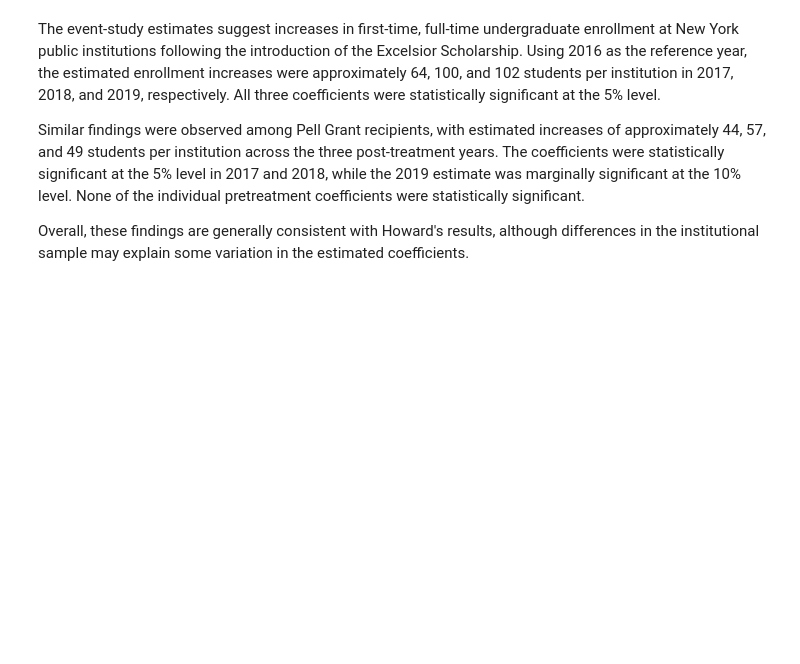
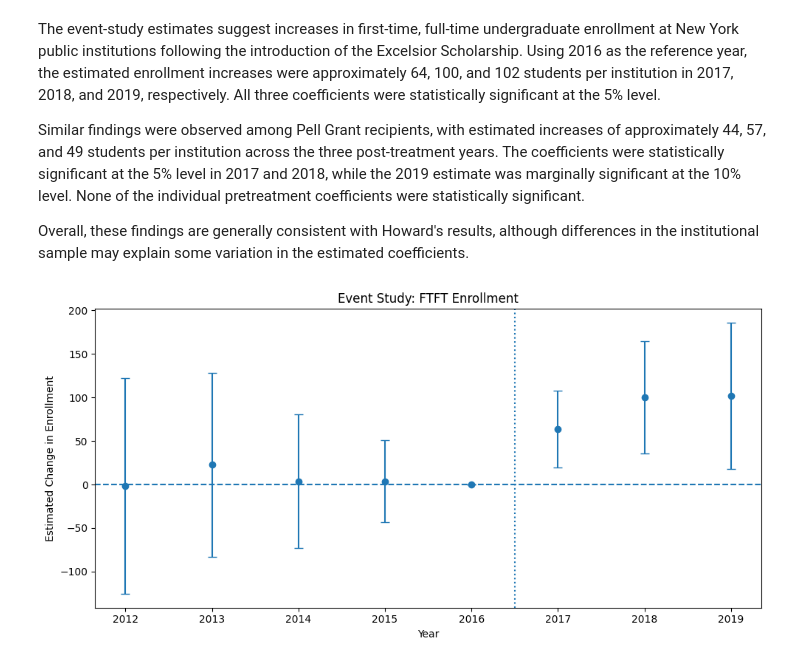
Before and after one commit to dennisesp/Econ_Replication, a Jupyter notebook: Replication/Excelsior_Replication_Step_by_Step.ipynb, the cells around one changed output. Saved outputs shown, nothing was run; the diff lists cells and outputs as text; code cells hidden in the pictures; blank space fills up the shorter version.

```diff
--- a/Replication/Excelsior_Replication_Step_by_Step.ipynb
+++ b/Replication/Excelsior_Replication_Step_by_Step.ipynb
@@ -517,3 +573,52 @@ The event-study estimates suggest increases in first-time, full-time undergradua
 Similar findings were observed among Pell Grant recipients, with estimated increases of approximately 44, 57, and 49 students per institution across the three post-treatment years. The coefficients were statistically significant at the 5% level in 2017 and 2018, while the 2019 estimate was marginally significant at the 10% level. None of the individual pretreatment coefficients were statistically significant.
 
 Overall, these findings are generally consistent with Howard's results, although differences in the institutional sample may explain some variation in the estimated coefficients.
+# %%
+
+ftft_plot = event_results[
+    event_results["Outcome"] == "FTFT Enrollment"
+].copy()
+
+## Adding the omitted reference year manually
+reference_row = pd.DataFrame({
+    "Outcome": ["FTFT Enrollment"],
+    "Year": [2016],
+    "Coefficient": [0],
+    "CI Lower": [0],
+    "CI Upper": [0]
+})
+
+ftft_plot = pd.concat([ftft_plot, reference_row], ignore_index=True)
+ftft_plot = ftft_plot.sort_values("Year")
+
+errors = [
+    ftft_plot["Coefficient"] - ftft_plot["CI Lower"],
+    ftft_plot["CI Upper"] - ftft_plot["Coefficient"]
+]
+
+plt.figure(figsize=(10, 5))
+
+plt.errorbar(
+    ftft_plot["Year"],
+    ftft_plot["Coefficient"],
+    yerr=errors,
+    fmt="o",
+    capsize=4
+)
+
+plt.axhline(0, linestyle="--")
+plt.axvline(2016.5, linestyle=":")
+plt.xticks(range(2012, 2020))
+plt.xlabel("Year")
+plt.ylabel("Estimated Change in Enrollment")
+plt.title("Event Study: FTFT Enrollment")
+
+plt.tight_layout()
+plt.savefig(
+    figure_dir / "event_study_ftft.png",
+    dpi=300,
+    bbox_inches="tight"
+)
+plt.show()
+# %% [output]
+[figure, added]
```
Also changed, not shown: parts of 11 cells of this notebook, 10 other files.
